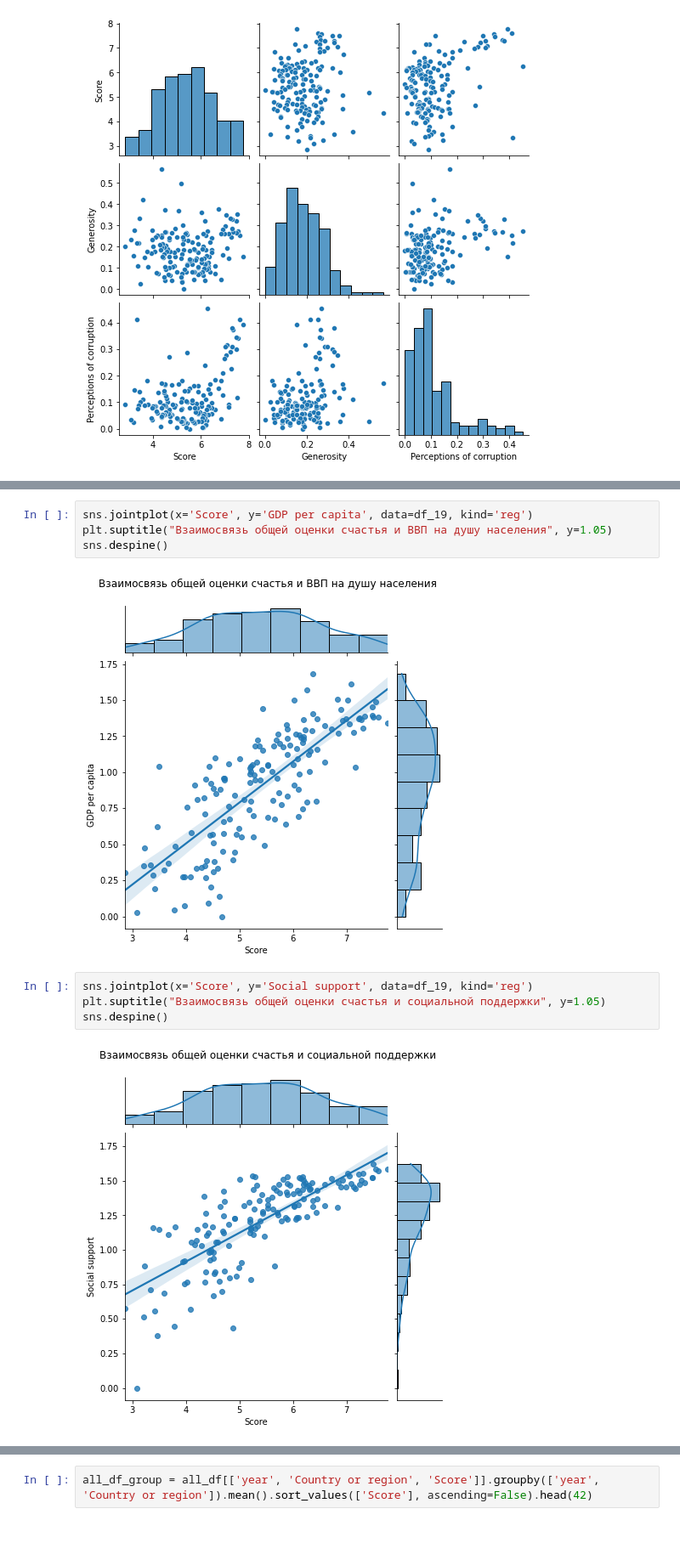
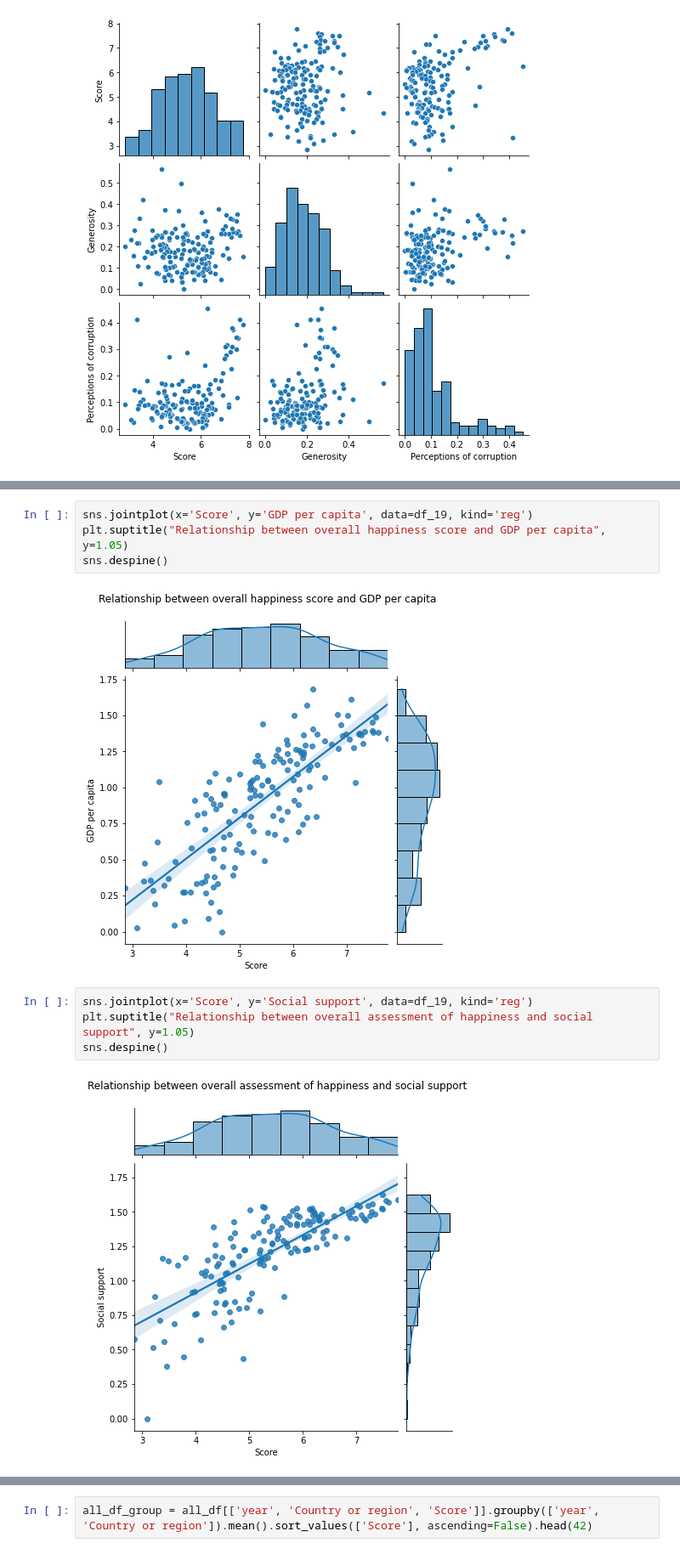
Before and after one commit to ConveroMursa/Data_Analysis, a Jupyter notebook: EDA_projects/EDA_happiness/visualization.ipynb, the cells around one changed output, grey strips where cells are left out. Shown at 85% size. Cells and saved outputs as stored; diff of their text form.

```diff
--- a/EDA_projects/EDA_happiness/visualization.ipynb
+++ b/EDA_projects/EDA_happiness/visualization.ipynb
@@ -84,14 +70,14 @@ sns.despine()
 # %%
 sns.jointplot(x='Score', y='GDP per capita', data=df_19, kind='reg')
-plt.suptitle("Взаимосвязь общей оценки счастья и ВВП на душу населения", y=1.05)
+plt.suptitle("Relationship between overall happiness score and GDP per capita", y=1.05)
 sns.despine()
 # %% [output]
-[figure, old version]
+[figure, new version]
 # %%
 sns.jointplot(x='Score', y='Social support', data=df_19, kind='reg')
-plt.suptitle("Взаимосвязь общей оценки счастья и социальной поддержки", y=1.05)
+plt.suptitle("Relationship between overall assessment of happiness and social support", y=1.05)
 sns.despine()
 # %% [output]
-[figure, old version]
+[figure, new version]
 # %%
 sns.jointplot(x='Score', y='Healthy life expectancy', data=df_19, kind='reg')
```
Also changed, not shown: parts of 38 cells of this notebook, 12 other files.
